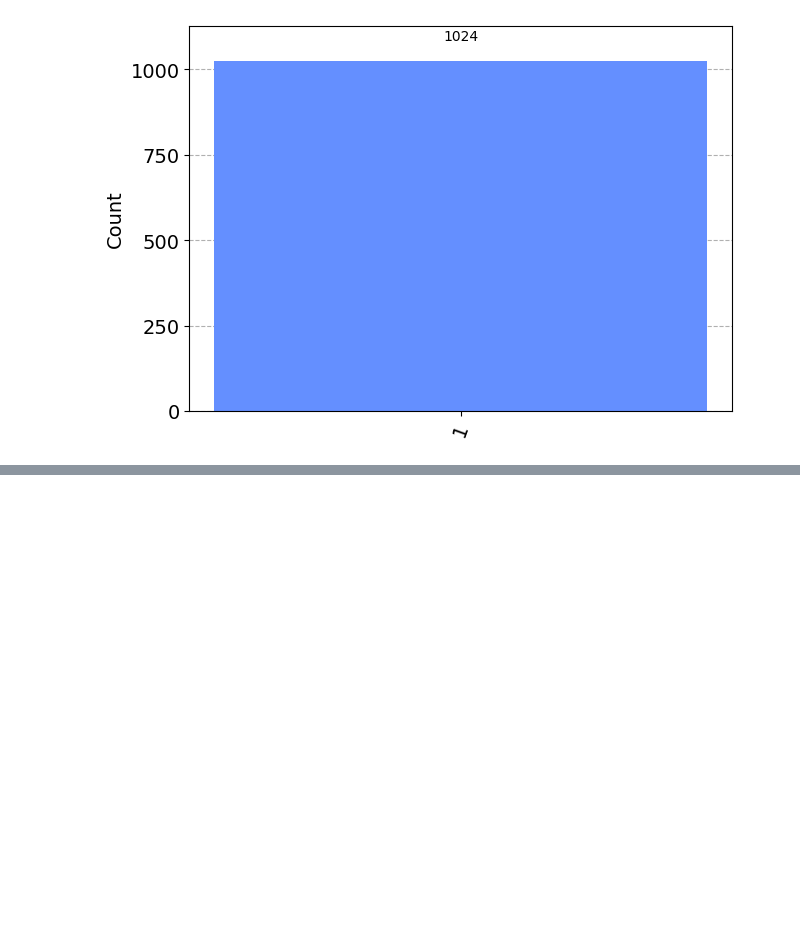
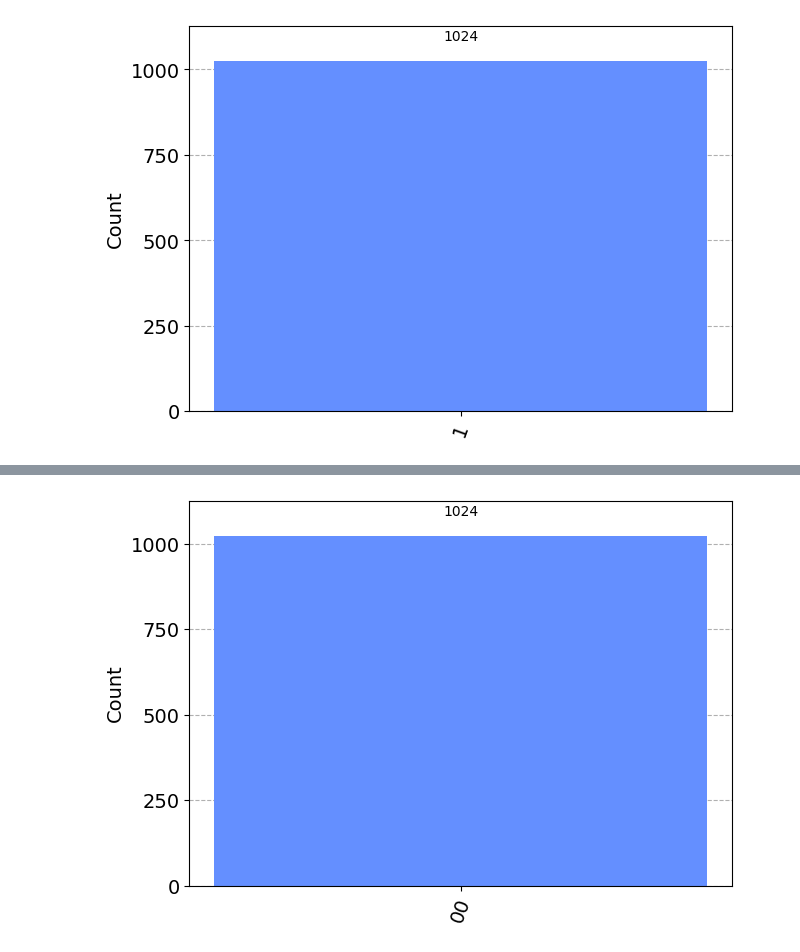
Before and after one commit to cablelabs/QuantumFoundations, a Jupyter notebook: Applications.ipynb, the cells around one changed output, grey strips where cells are left out. Drawn from its saved outputs; the diff is of its cells as text; code cells hidden in the pictures; blank space fills up the shorter version.

```diff
--- a/Applications.ipynb
+++ b/Applications.ipynb
@@ -177,0 +280,11 @@ And we see that the result is 1, so we can conclude that our function $f(x) = x$
+# %%
+sim_backend = Aer.get_backend('qasm_simulator')
+
+job = sim_backend.run(transpile(dj_circuit, sim_backend), shots=1024)
+result = job.result()
+
+counts = result.get_counts()
+
+plot_histogram(counts)
+# %% [output]
+[figure, added]
```
Also changed, not shown: parts of 15 cells of this notebook, 1 other file.
